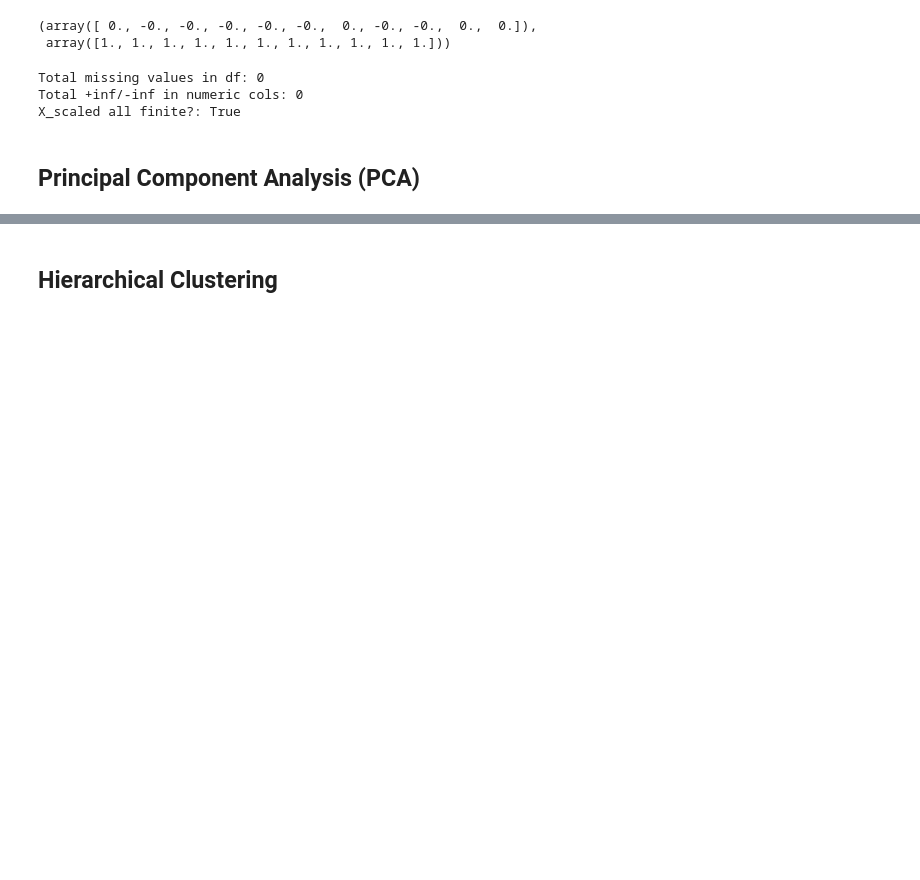
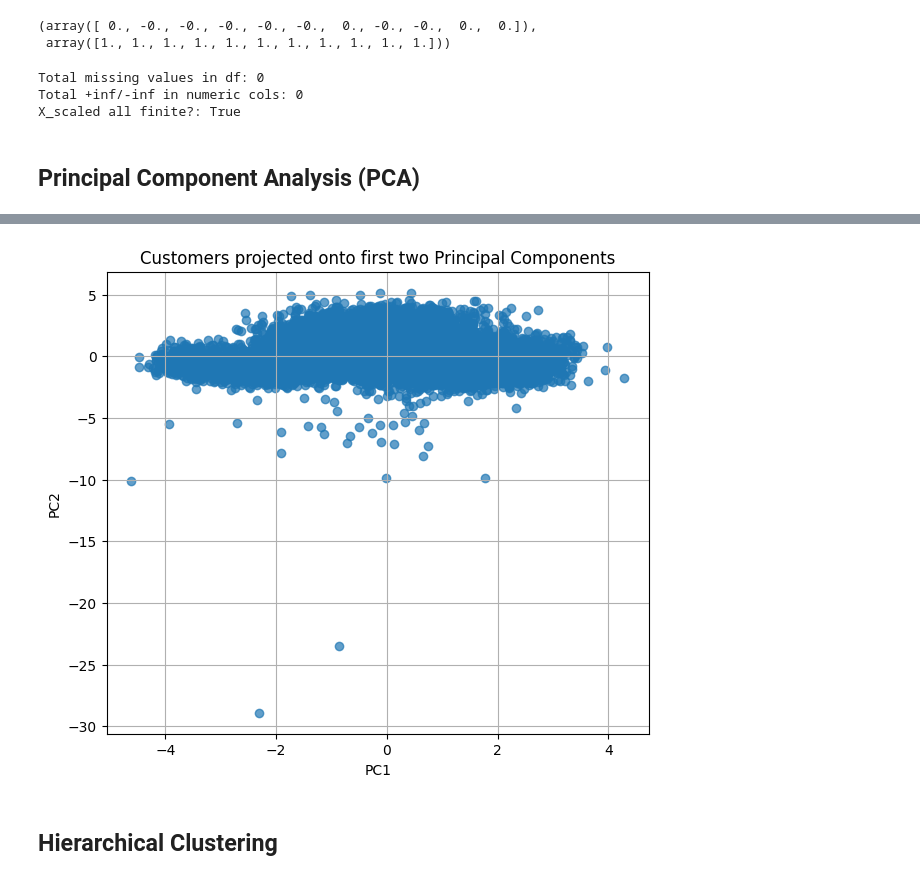
Before and after one commit to Tiana-Coker/customer-segmentation, a Jupyter notebook: notebooks/DMI_2526_Group_39_Notebook.ipynb, the cells around one changed output, grey strips where cells are left out. Saved outputs shown, nothing was run; the diff lists cells and outputs as text; code cells hidden in the pictures; blank space fills up the shorter version.

```diff
--- a/notebooks/DMI_2526_Group_39_Notebook.ipynb
+++ b/notebooks/DMI_2526_Group_39_Notebook.ipynb
@@ -379,2 +373,14 @@ plt.show()
+# %%
+
+
+plt.figure(figsize=(7,6))
+plt.scatter(X_pca[:, 0], X_pca[:, 1], alpha=0.7)
+plt.xlabel("PC1")
+plt.ylabel("PC2")
+plt.title("Customers projected onto first two Principal Components")
+plt.grid(True)
+plt.show()
+# %% [output]
+[figure, added]
 # %% [markdown]
 ## Hierarchical Clustering
```
Also changed, not shown: parts of 6 cells of this notebook.
